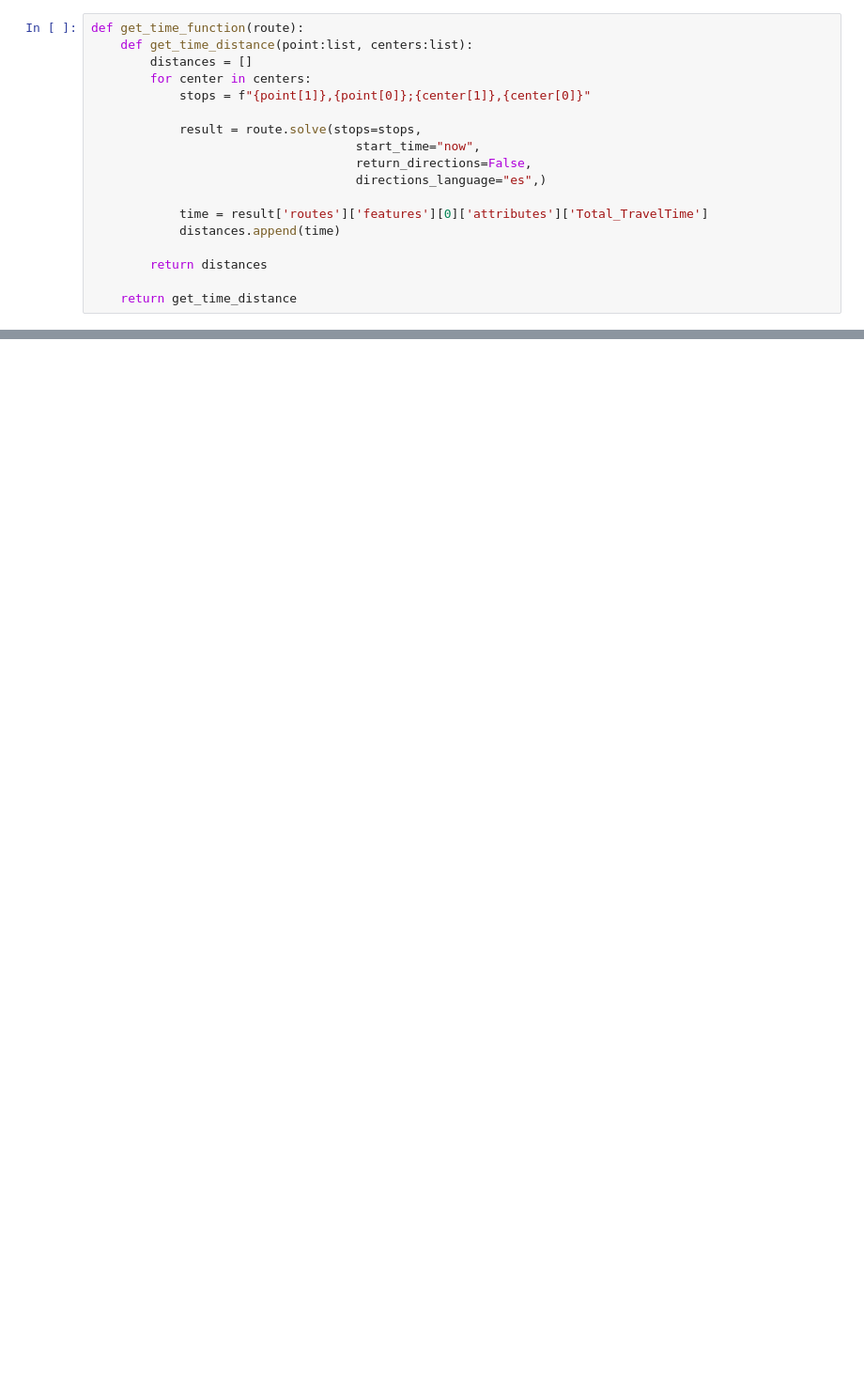
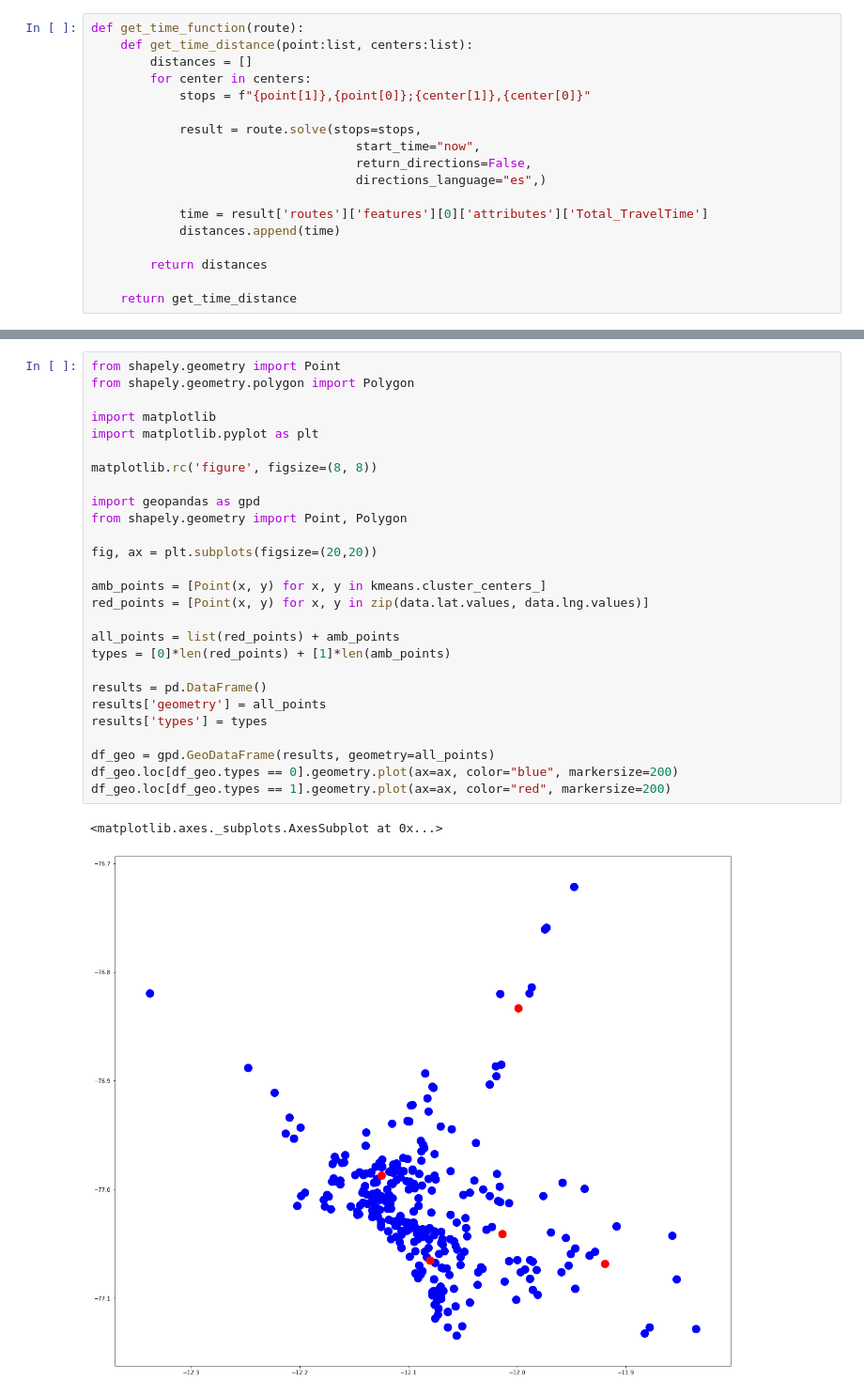
Before and after one commit to kdrivas/custom_cluster, a Jupyter notebook: nb/1.trial_cluster.ipynb, the cells around one changed output, grey strips where cells are left out. Shown: that part at 94% size. Cells and saved outputs as stored; diff of their text form; blank space fills up the shorter version.

```diff
--- a/nb/1.trial_cluster.ipynb
+++ b/nb/1.trial_cluster.ipynb
@@ -183,0 +222,30 @@ df_geo.loc[df_geo.types == 1].geometry.plot(ax=ax, color="red", markersize=250)
+# %%
+from shapely.geometry import Point
+from shapely.geometry.polygon import Polygon
+
+import matplotlib
+import matplotlib.pyplot as plt
+
+matplotlib.rc('figure', figsize=(8, 8))
+
+import geopandas as gpd
+from shapely.geometry import Point, Polygon
+
+fig, ax = plt.subplots(figsize=(20,20))
+
+amb_points = [Point(x, y) for x, y in kmeans.cluster_centers_]
+red_points = [Point(x, y) for x, y in zip(data.lat.values, data.lng.values)]
+
+all_points = list(red_points) + amb_points
+types = [0]*len(red_points) + [1]*len(amb_points)
+
+results = pd.DataFrame()
+results['geometry'] = all_points
+results['types'] = types
+
+df_geo = gpd.GeoDataFrame(results, geometry=all_points)
+df_geo.loc[df_geo.types == 0].geometry.plot(ax=ax, color="blue", markersize=200)
+df_geo.loc[df_geo.types == 1].geometry.plot(ax=ax, color="red", markersize=200)
+# %% [output]
+<matplotlib.axes._subplots.AxesSubplot at 0x...>
+[figure, added]
```
Also changed, not shown: parts of 9 cells of this notebook, 1 other file.
